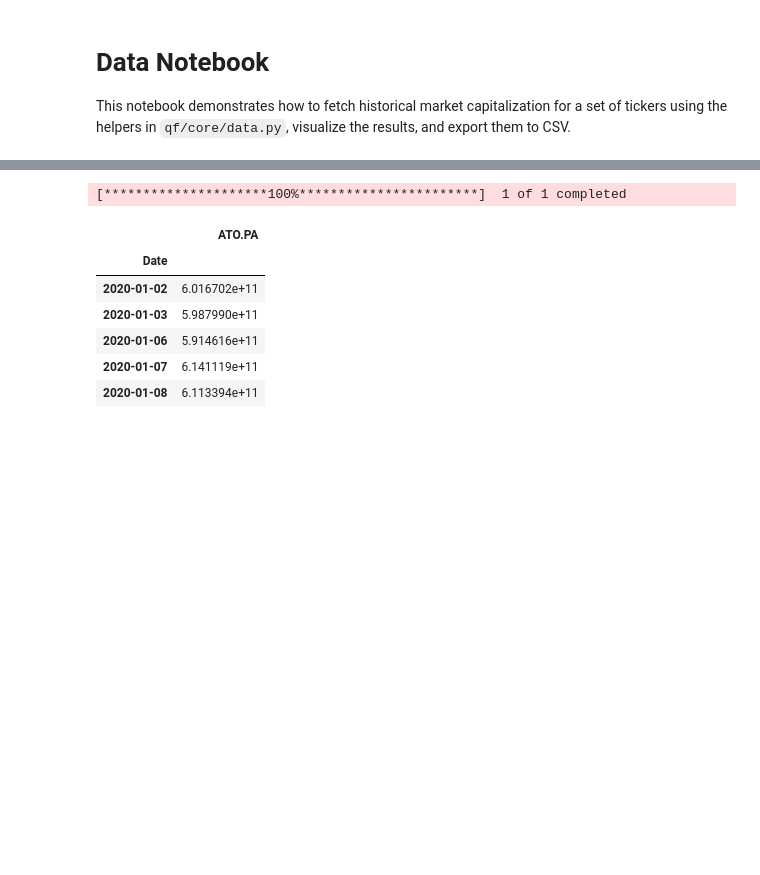
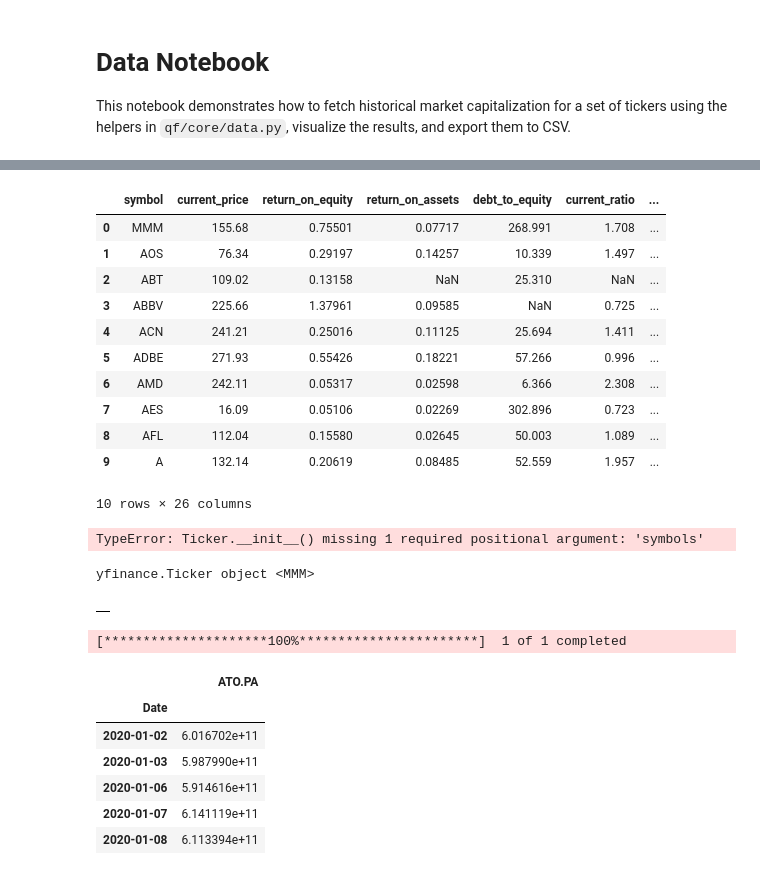
Before and after one commit to yev-dev/quant-finance, a Jupyter notebook: data_notebook.ipynb, the cells around one changed output, grey strips where cells are left out. Drawn from its saved outputs; the diff is of its cells as text; code cells hidden in the pictures; blank space fills up the shorter version.

Commit message:
Adding yahoo query

```diff
--- a/data_notebook.ipynb
+++ b/data_notebook.ipynb
@@ -57,0 +88,32 @@ plot_time_series(prices_df, tickers, start_date=start_date_prices, end_date=end_
+# %%
+fundamentals_df = get_yahoo_query_full_data(tickers=tickers)
+# %%
+fundamentals_df
+# %% [output]
+|  | symbol | current_price | return_on_equity | return_on_assets | debt_to_equity | current_ratio | ... |
+| 0 | MMM | 155.68 | 0.75501 | 0.07717 | 268.991 | 1.708 | ... |
+| 1 | AOS | 76.34 | 0.29197 | 0.14257 | 10.339 | 1.497 | ... |
+| 2 | ABT | 109.02 | 0.13158 | NaN | 25.310 | NaN | ... |
+| 3 | ABBV | 225.66 | 1.37961 | 0.09585 | NaN | 0.725 | ... |
+| 4 | ACN | 241.21 | 0.25016 | 0.11125 | 25.694 | 1.411 | ... |
+| 5 | ADBE | 271.93 | 0.55426 | 0.18221 | 57.266 | 0.996 | ... |
+| 6 | AMD | 242.11 | 0.05317 | 0.02598 | 6.366 | 2.308 | ... |
+| 7 | AES | 16.09 | 0.05106 | 0.02269 | 302.896 | 0.723 | ... |
+| 8 | AFL | 112.04 | 0.15580 | 0.02645 | 50.003 | 1.089 | ... |
+| 9 | A | 132.14 | 0.20619 | 0.08485 | 52.559 | 1.957 | ... |
+10 rows × 26 columns
+# %%
+from yahooquery import Ticker
+
+
+tq = Ticker(symbols=tickers[0], session=None)
+
+statements = ['income_statement', 'balance_sheet', 'cash_flow']
+
+print(tq.income_statement())
+# %% [output]
+TypeError: Ticker.__init__() missing 1 required positional argument: 'symbols'
+# %%
+tq
+# %% [output]
+yfinance.Ticker object <MMM>
@@ -57,0 +127,4 @@ plot_time_series(prices_df, tickers, start_date=start_date_prices, end_date=end_
+# %%
+fundamentals_hist_df.head()
+# %% [output]
+|  |
```
Also changed, not shown: parts of 7 cells of this notebook, 2 other files.
